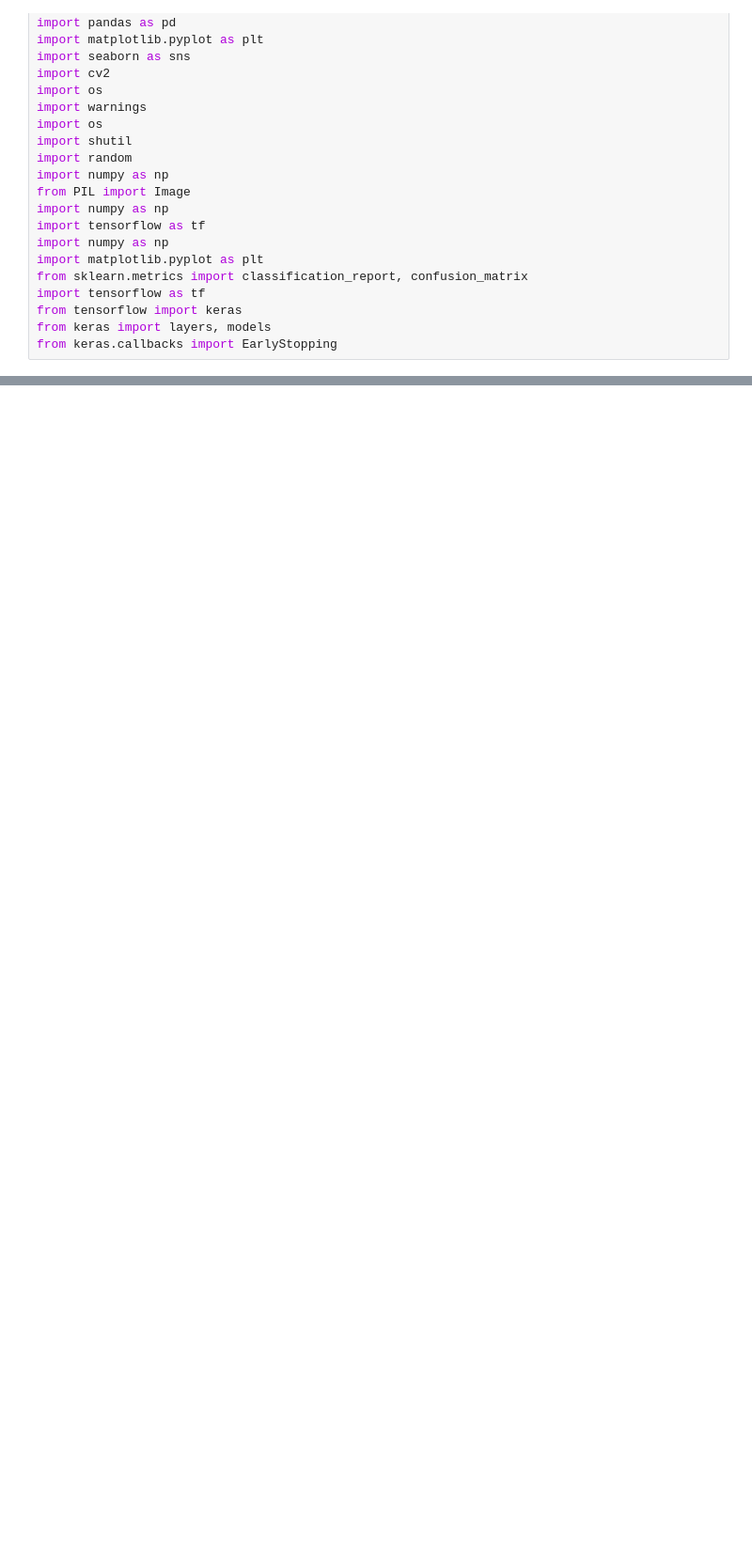
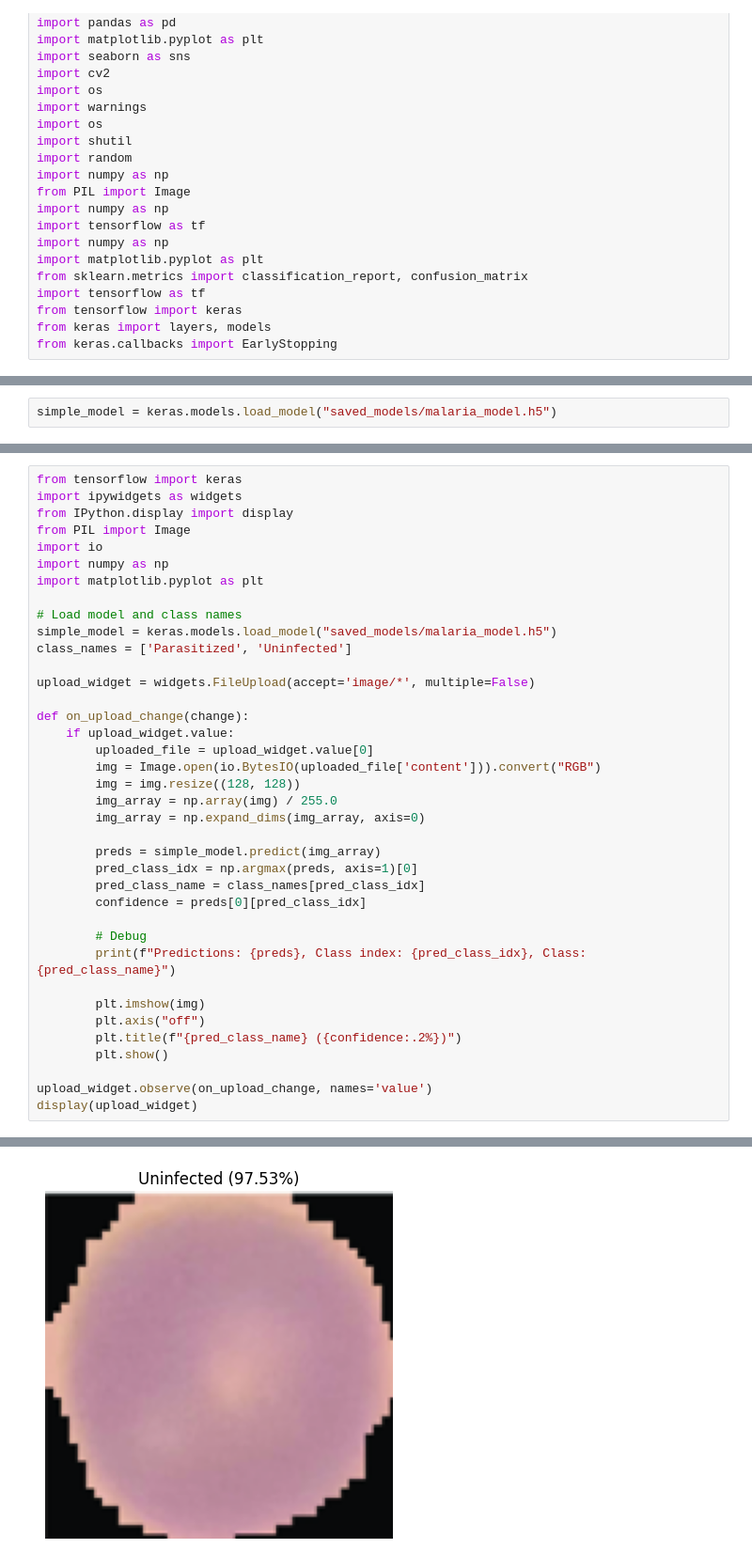
Before and after one commit to Kevin-gram/SafeCell, a Jupyter notebook: model/malaria_model.ipynb, the cells around one changed output, grey strips where cells are left out. Shown: that part at 94% size. Saved outputs shown, nothing was run; the diff lists cells and outputs as text; blank space fills up the shorter version.

```diff
--- a/model/malaria_model.ipynb
+++ b/model/malaria_model.ipynb
@@ -460,0 +469,2 @@ Class Distribution:
+# %%
+simple_model = keras.models.load_model("saved_models/malaria_model.h5")
@@ -460,0 +473,39 @@ Class Distribution:
+# %%
+from tensorflow import keras
+import ipywidgets as widgets
+from IPython.display import display
+from PIL import Image
+import io
+import numpy as np
+import matplotlib.pyplot as plt
+
+# Load model and class names
+simple_model = keras.models.load_model("saved_models/malaria_model.h5")
+class_names = ['Parasitized', 'Uninfected']
+
+upload_widget = widgets.FileUpload(accept='image/*', multiple=False)
+
+def on_upload_change(change):
+    if upload_widget.value:
+        uploaded_file = upload_widget.value[0]
+        img = Image.open(io.BytesIO(uploaded_file['content'])).convert("RGB")
+        img = img.resize((128, 128))
+        img_array = np.array(img) / 255.0
+        img_array = np.expand_dims(img_array, axis=0)
+
+        preds = simple_model.predict(img_array)
+        pred_class_idx = np.argmax(preds, axis=1)[0]
+        pred_class_name = class_names[pred_class_idx]
+        confidence = preds[0][pred_class_idx]
+
+        # Debug
+        print(f"Predictions: {preds}, Class index: {pred_class_idx}, Class: {pred_class_name}")
+
+        plt.imshow(img)
+        plt.axis("off")
+        plt.title(f"{pred_class_name} ({confidence:.2%})")
+        plt.show()
+
+upload_widget.observe(on_upload_change, names='value')
+display(upload_widget)
+# %% [output]
@@ -460,0 +515 @@ Class Distribution:
+[figure, added]
```
Also changed, not shown: parts of 8 cells of this notebook, 3 other files.
